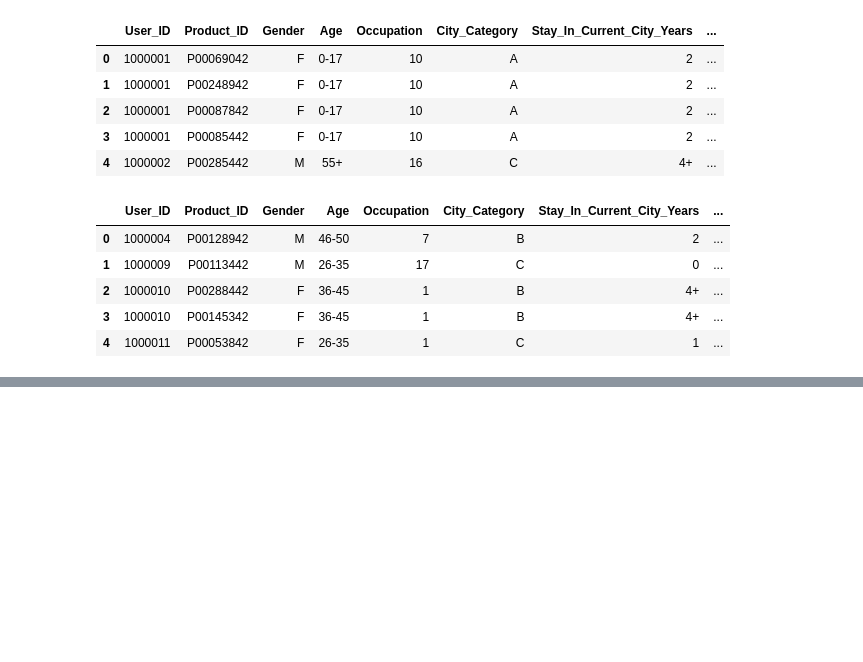
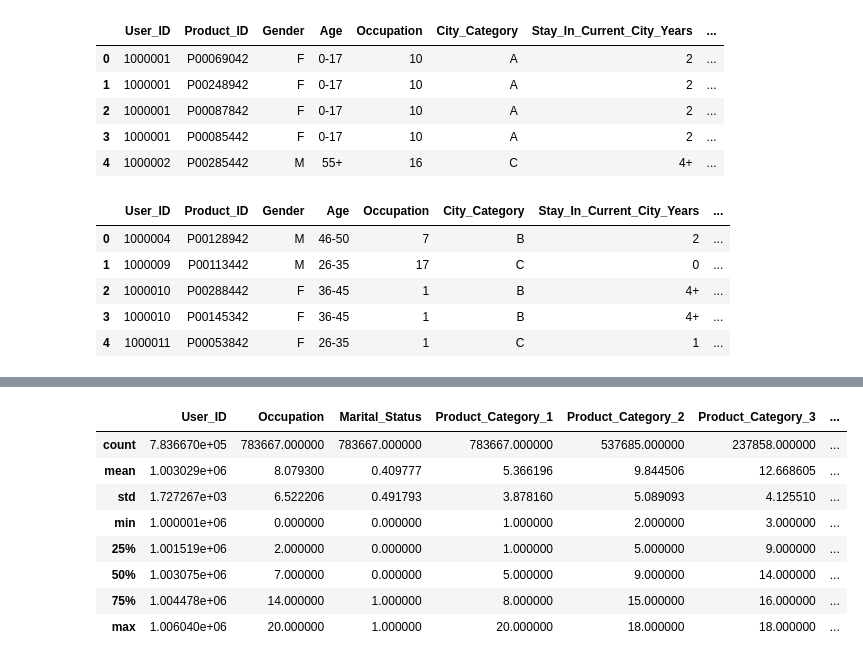
Before and after one commit to dhar9571/EDA---Black-Friday-Sales-Data, a Jupyter notebook: EDA_and_Feature_Engineering_Project_Black_Friday_Dataset.ipynb, the cells around one changed output, grey strips where cells are left out. Saved outputs shown, nothing was run; the diff lists cells and outputs as text; code cells hidden in the pictures; blank space fills up the shorter version.

```diff
--- a/EDA_and_Feature_Engineering_Project_Black_Friday_Dataset.ipynb
+++ b/EDA_and_Feature_Engineering_Project_Black_Friday_Dataset.ipynb
@@ -44,3 +44,8 @@ test_df.head()
 | 2 | 1000010 | P00288442 | F | 36-45 | 1 | B | 4+ | ... |
 | 3 | 1000010 | P00145342 | F | 36-45 | 1 | B | 4+ | ... |
 | 4 | 1000011 | P00053842 | F | 26-35 | 1 | C | 1 | ... |
+# %%
+# Appending Train and Test datasets:
+
+df = train_df.append(test_df)
+df.head()
@@ -46,0 +83,14 @@ test_df.head()
+# %%
+# Dataset describe:
+
+df.describe()
+# %% [output]
+|  | User_ID | Occupation | Marital_Status | Product_Category_1 | Product_Category_2 | Product_Category_3 | ... |
+| count | 7.836670e+05 | 783667.000000 | 783667.000000 | 783667.000000 | 537685.000000 | 237858.000000 | ... |
+| mean | 1.003029e+06 | 8.079300 | 0.409777 | 5.366196 | 9.844506 | 12.668605 | ... |
+| std | 1.727267e+03 | 6.522206 | 0.491793 | 3.878160 | 5.089093 | 4.125510 | ... |
+| min | 1.000001e+06 | 0.000000 | 0.000000 | 1.000000 | 2.000000 | 3.000000 | ... |
+| 25% | 1.001519e+06 | 2.000000 | 0.000000 | 1.000000 | 5.000000 | 9.000000 | ... |
+| 50% | 1.003075e+06 | 7.000000 | 0.000000 | 5.000000 | 9.000000 | 14.000000 | ... |
+| 75% | 1.004478e+06 | 14.000000 | 1.000000 | 8.000000 | 15.000000 | 16.000000 | ... |
+| max | 1.006040e+06 | 20.000000 | 1.000000 | 20.000000 | 18.000000 | 18.000000 | ... |
```
Also changed, not shown: parts of 4 cells of this notebook.
